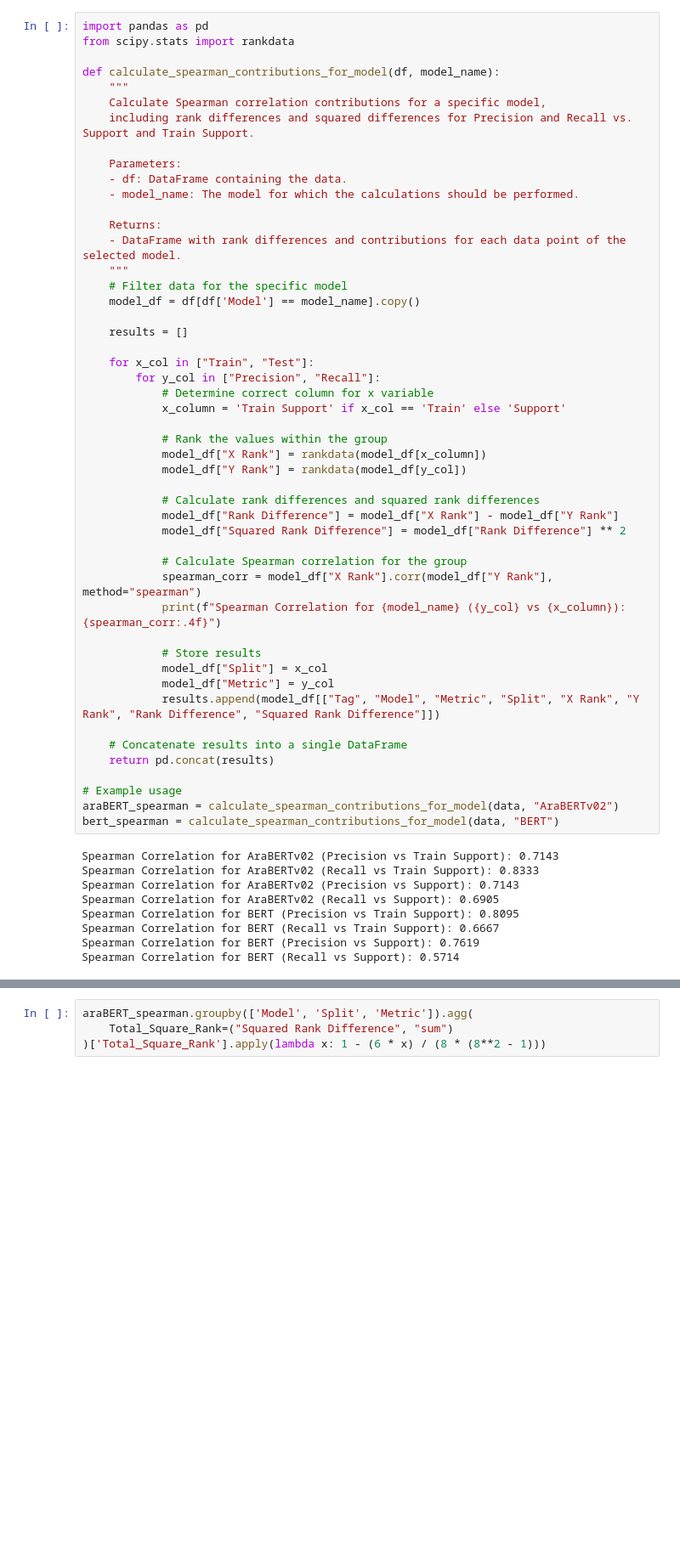
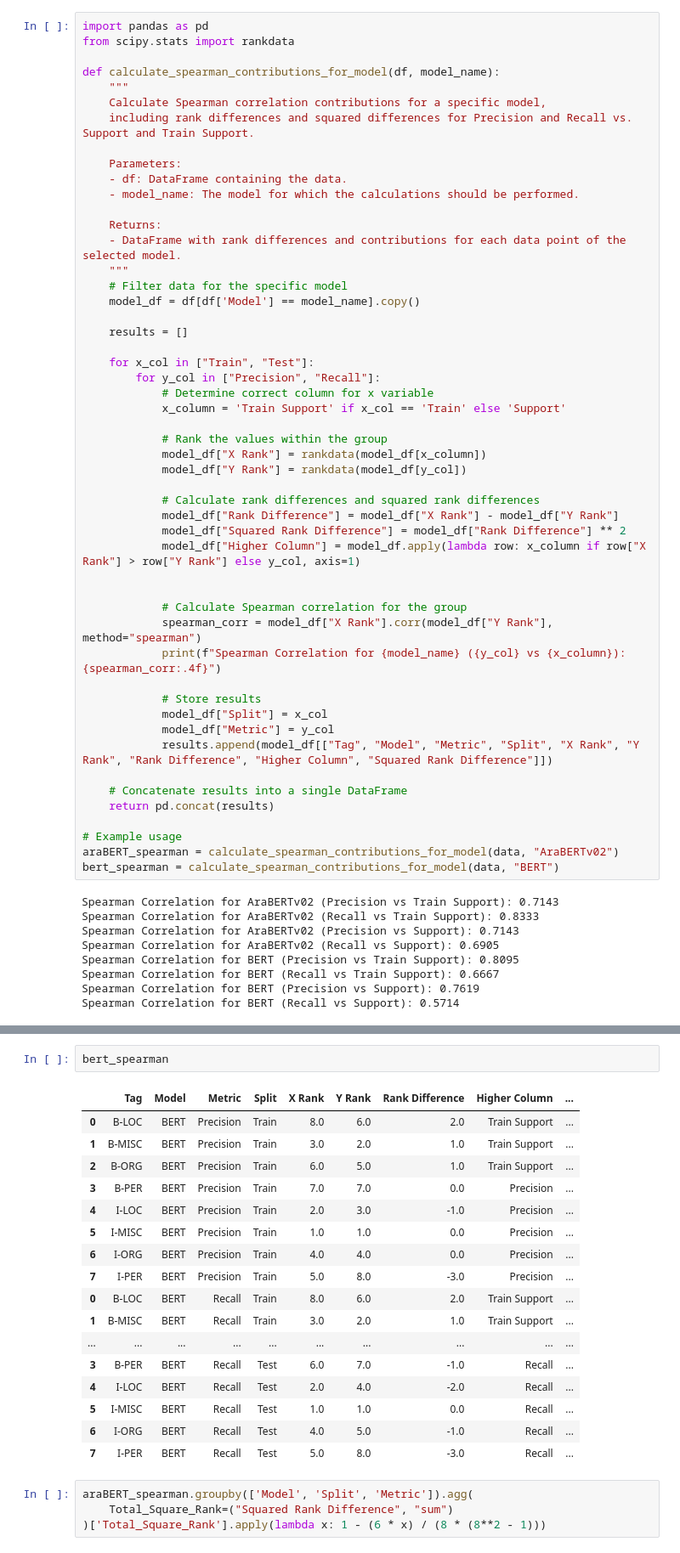
Before and after one commit to ay94/deformar-dashboard, a Jupyter notebook: notebooks/analysis/token_performance_discrepancy.ipynb, the cells around one changed output, grey strips where cells are left out. Shown at 85% size. Saved outputs shown, nothing was run; the diff lists cells and outputs as text; blank space fills up the shorter version.

```diff
--- a/notebooks/analysis/token_performance_discrepancy.ipynb
+++ b/notebooks/analysis/token_performance_discrepancy.ipynb
@@ -1235,6 +1208,8 @@ def calculate_spearman_contributions_for_model(df, model_name):
             # Calculate rank differences and squared rank differences
             model_df["Rank Difference"] = model_df["X Rank"] - model_df["Y Rank"]
             model_df["Squared Rank Difference"] = model_df["Rank Difference"] ** 2
+            model_df["Higher Column"] = model_df.apply(lambda row: x_column if row["X Rank"] > row["Y Rank"] else y_col, axis=1)
+
 
             # Calculate Spearman correlation for the group
             spearman_corr = model_df["X Rank"].corr(model_df["Y Rank"], method="spearman")
@@ -1243,7 +1218,7 @@ def calculate_spearman_contributions_for_model(df, model_name):
             # Store results
             model_df["Split"] = x_col
             model_df["Metric"] = y_col
-            results.append(model_df[["Tag", "Model", "Metric", "Split", "X Rank", "Y Rank", "Rank Difference", "Squared Rank Difference"]])
+            results.append(model_df[["Tag", "Model", "Metric", "Split", "X Rank", "Y Rank", "Rank Difference", "Higher Column", "Squared Rank Difference"]])
 
     # Concatenate results into a single DataFrame
     return pd.concat(results)
@@ -1263,3 +1263,23 @@ Spearman Correlation for BERT (Recall vs Support): 0.5714
+# %%
+bert_spearman
+# %% [output]
+|  | Tag | Model | Metric | Split | X Rank | Y Rank | Rank Difference | Higher Column | ... |
+| 0 | B-LOC | BERT | Precision | Train | 8.0 | 6.0 | 2.0 | Train Support | ... |
+| 1 | B-MISC | BERT | Precision | Train | 3.0 | 2.0 | 1.0 | Train Support | ... |
+| 2 | B-ORG | BERT | Precision | Train | 6.0 | 5.0 | 1.0 | Train Support | ... |
+| 3 | B-PER | BERT | Precision | Train | 7.0 | 7.0 | 0.0 | Precision | ... |
+| 4 | I-LOC | BERT | Precision | Train | 2.0 | 3.0 | -1.0 | Precision | ... |
+| 5 | I-MISC | BERT | Precision | Train | 1.0 | 1.0 | 0.0 | Precision | ... |
+| 6 | I-ORG | BERT | Precision | Train | 4.0 | 4.0 | 0.0 | Precision | ... |
+| 7 | I-PER | BERT | Precision | Train | 5.0 | 8.0 | -3.0 | Precision | ... |
+| 0 | B-LOC | BERT | Recall | Train | 8.0 | 6.0 | 2.0 | Train Support | ... |
+| 1 | B-MISC | BERT | Recall | Train | 3.0 | 2.0 | 1.0 | Train Support | ... |
+| ... | ... | ... | ... | ... | ... | ... | ... | ... | ... |
+| 3 | B-PER | BERT | Recall | Test | 6.0 | 7.0 | -1.0 | Recall | ... |
+| 4 | I-LOC | BERT | Recall | Test | 2.0 | 4.0 | -2.0 | Recall | ... |
+| 5 | I-MISC | BERT | Recall | Test | 1.0 | 1.0 | 0.0 | Recall | ... |
+| 6 | I-ORG | BERT | Recall | Test | 4.0 | 5.0 | -1.0 | Recall | ... |
+| 7 | I-PER | BERT | Recall | Test | 5.0 | 8.0 | -3.0 | Recall | ... |
 # %%
 araBERT_spearman.groupby(['Model', 'Split', 'Metric']).agg(
     Total_Square_Rank=("Squared Rank Difference", "sum")
```
Also changed, not shown: parts of 8 cells of this notebook.
